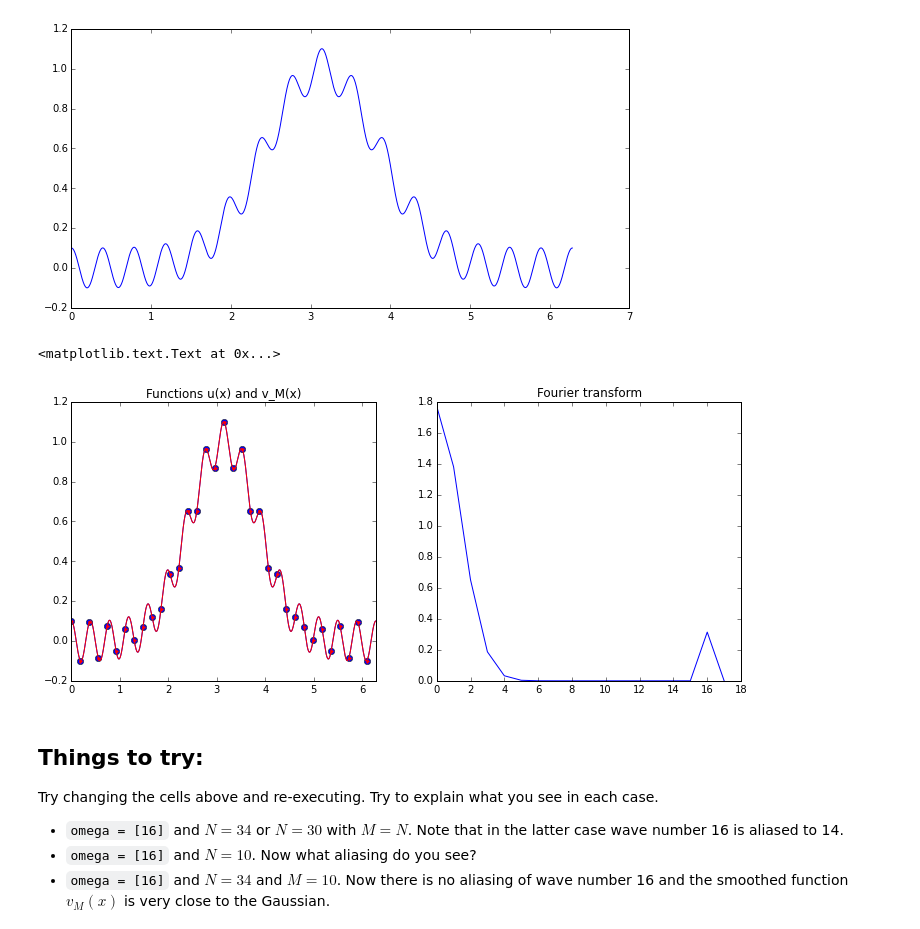
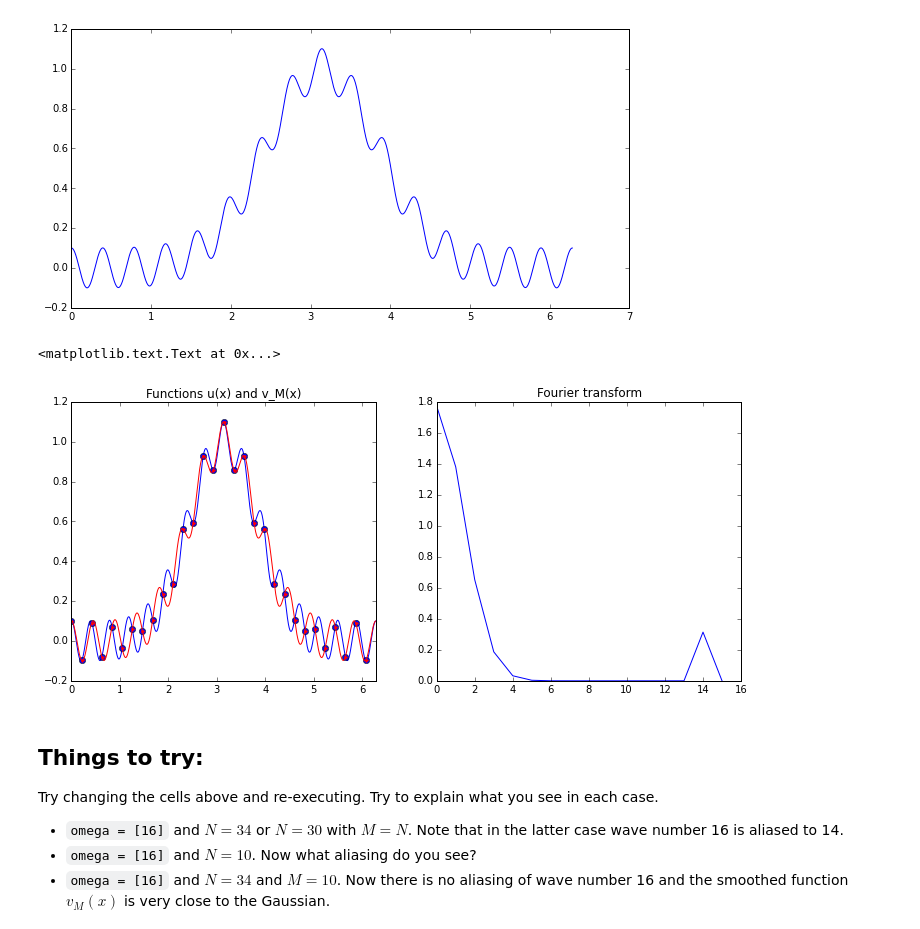
Before and after one commit to amath570aut2015/am570a2015, a Jupyter notebook: codes/Fourier_Smoothing.ipynb, the cells around one changed output. Drawn from its saved outputs; the diff is of its cells as text; code cells hidden in the pictures.

```diff
--- a/codes/Fourier_Smoothing.ipynb
+++ b/codes/Fourier_Smoothing.ipynb
@@ -107,7 +107,7 @@ amplitudes: [0.1]
 [figure]
 # %%
 from scipy import fft,ifft
-N = 34;
+N = 30;
 h = 2*pi/N
 xj = linspace(0, 2*pi-h, N)  # note: fft assumes points are 0, h, 2h, ..., (N-1)h   (not h, 2h, ..., Nh)
 
@@ -119,34 +119,34 @@ vj = u(xj)
 vj_hat = fft(vj) * h
 
 def v(x):
     v = vj_hat[0] # constant term
     v += vj_hat[N/2] * cos(x*N/2) # N/2 term needs special handling: see SMM (3.4)
 
     for k in range(1, M/2):
         v += exp(1j*k*x)*vj_hat[k] + exp(-1j*k*x)*vj_hat[N-k]
 
         # alternatively, for real vj can instead write this as:
         # v += 2*real(vj_hat[k])*cos(k*x) - 2*imag(vj_hat[k])*sin(k*x)
 
     v = v / (2.*pi)
     v = real(v)  # should be real already up to rounding errors!
     return v
 
 figure(figsize=(12,5))
 subplot(1,2,1)
 plot(xfine,u(xfine),'b')
 plot(xj, u(xj), 'bo')
 plot(xj, v(xj), 'r.')
 plot(xfine,v(xfine),'r')
 xlim(0, 2*pi)
 title('Functions u(x) and v_M(x)')
 
 subplot(1,2,2)
 plot(abs(vj_hat[:N/2+1]))
 title('Fourier transform')
 # %% [output]
 <matplotlib.text.Text at 0x...>
-[figure, old version]
+[figure, new version]
 # %% [markdown]
 ## Things to try:
 
```
Also changed, not shown: 4 other files.
